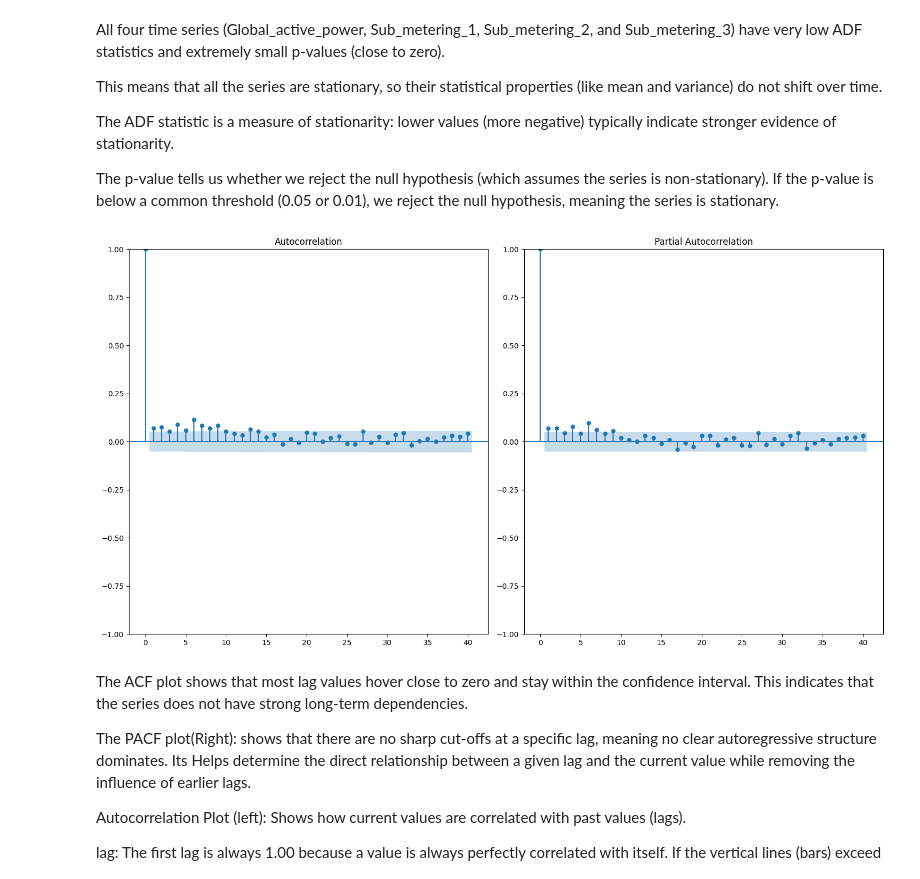
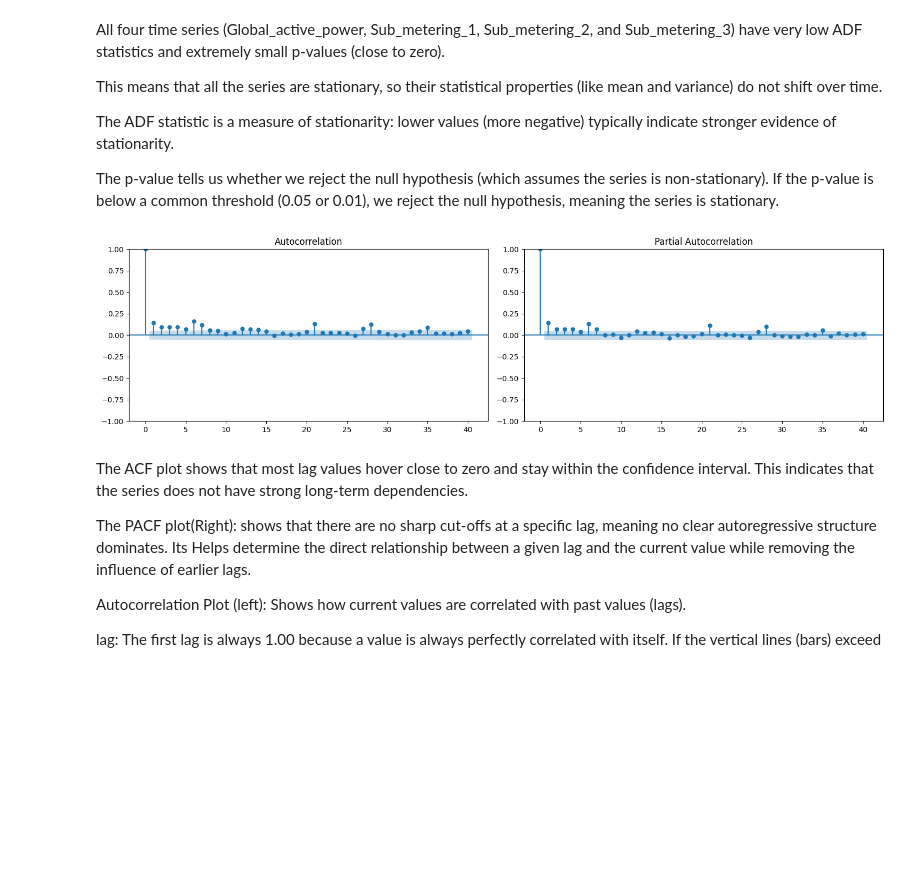
Before and after one commit to bhusalgokarna/Ds_FinalProject, a Jupyter notebook: notebooks/analysis_energy_consumption.ipynb, the cells around one changed output. Cells and saved outputs as stored; diff of their text form; code cells hidden in the pictures; blank space fills up the shorter version.

```diff
--- a/notebooks/analysis_energy_consumption.ipynb
+++ b/notebooks/analysis_energy_consumption.ipynb
@@ -156,7 +151,7 @@ Index: []
 # %%
 # Before checking the correlation matrix we need to deal our categorical variables
 df = pd.get_dummies(df, columns=['conditions'], drop_first=True)
-df=df.drop(columns=['date'], axis=1)
+#df=df.drop(columns=['date'], axis=1)
 # %%
 # Correlation matrix
 correlation_matrix = df.corr()
@@ -192,0 +188,9 @@ plot_variable_distribution(df)
+# %%
+# log transformation
+def log_transform(df):
+    numeric_columns = df.select_dtypes(include=[np.number]).columns.tolist()
+    for column in numeric_columns:
+        if df[column].min() > 0:  # Ensure no negative or zero values
+            df[column] = np.log(df[column])
+    return df
+df = log_transform(df)
@@ -276,9 +295,6 @@ def energy_consumption_over_time(df):
         fig.show()
 energy_consumption_over_time(df)
 # %%
-from statsmodels.tsa.stattools import adfuller, kpss
-from statsmodels.tsa.seasonal import seasonal_decompose
-from statsmodels.graphics.tsaplots import plot_acf, plot_pacf
 
 def check_stationarity(timeseries, title):
     """Comprehensive stationarity testing"""
@@ -286,26 +302,21 @@ def check_stationarity(timeseries, title):
 
     # ADF Test
     adf_result = adfuller(timeseries.dropna())
-    print(f'ADF Test p-value: {adf_result[1]:.6f}')
+    print(f'ADF Test p-value: {adf_result[0]:.6f}')
     print(f'ADF Critical Values: {adf_result[4]}')
 
-    # KPSS Test
-    kpss_result = kpss(timeseries.dropna())
-    print(f'KPSS Test p-value: {kpss_result[1]:.6f}')
-    print(f'KPSS Critical Values: {kpss_result[3]}')
 
     # Interpretation
     adf_stationary = adf_result[1] < 0.05
-    kpss_stationary = kpss_result[1] > 0.05
 
-    if adf_stationary and kpss_stationary:
-        print("✅ Series is STATIONARY (both tests confirm)")
-    elif not adf_stationary and not kpss_stationary:
-        print("❌ Series is NON-STATIONARY (both tests confirm)")
+    if adf_stationary:
+        print("Series is STATIONARY (both tests confirm)")
+    elif not adf_stationary:
+        print("Series is NON-STATIONARY (both tests confirm)")
     else:
-        print("⚠️  Mixed results - further investigation needed")
+        print("Mixed results - further investigation needed")
 
-    return adf_stationary and kpss_stationary
+    return adf_stationary
 
 # Test original series
 is_stationary = check_stationarity(df['Global_active_power'], 'Original Series')
@@ -399,14 +394,14 @@ The p-value tells us whether we reject the null hypothesis (which assumes the se
 # %%
 # Plot ACF and PACF
 def plot_acf_pacf(df):
-    fig, axs = plt.subplots(1, 2, figsize=(15, 8))
+    fig, axs = plt.subplots(1, 2, figsize=(15, 4))
     plot_acf(df['Global_active_power'].dropna(), ax=axs[0], lags=40)
     plot_pacf(df['Global_active_power'].dropna(), ax=axs[1], lags=40)
     plt.tight_layout()
     plt.show()
 plot_acf_pacf(df)
 # %% [output]
-[figure, old version]
+[figure, new version]
 # %% [markdown]
 The ACF plot shows that most lag values hover close to zero and stay within the confidence interval. This indicates that the series does not have strong long-term dependencies.
 
```
Also changed, not shown: parts of 25 cells of this notebook.
